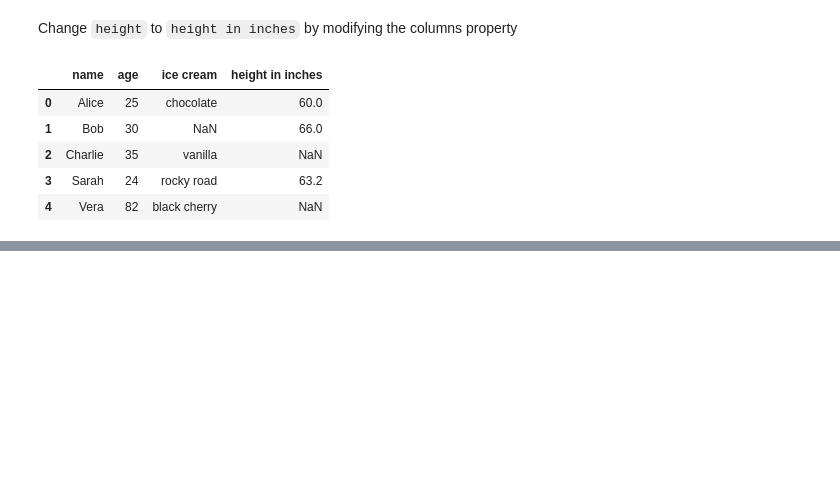
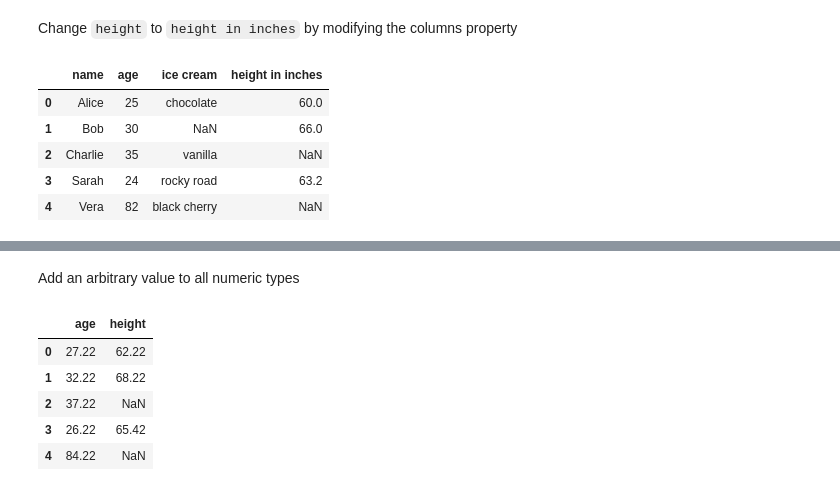
Before and after one commit to johnmarcovici/demo-notebooks, a Jupyter notebook: pandas_demos.ipynb, the cells around one changed output, grey strips where cells are left out. Cells and saved outputs as stored; diff of their text form; code cells hidden in the pictures; blank space fills up the shorter version.

Commit message:
Using apply function

```diff
--- a/pandas_demos.ipynb
+++ b/pandas_demos.ipynb
@@ -746,0 +751,3 @@ df
+# %%
+df = pd.read_csv("./data/favorite-ice-cream.csv")
+df
@@ -746,0 +761,11 @@ df
+# %% [markdown]
+Add an arbitrary value to all numeric types
+# %%
+df.select_dtypes(exclude=object).apply(lambda x: x + 2.22)
+# %% [output]
+|  | age | height |
+| 0 | 27.22 | 62.22 |
+| 1 | 32.22 | 68.22 |
+| 2 | 37.22 | NaN |
+| 3 | 26.22 | 65.42 |
+| 4 | 84.22 | NaN |
```
Also changed, not shown: parts of 6 cells of this notebook.
